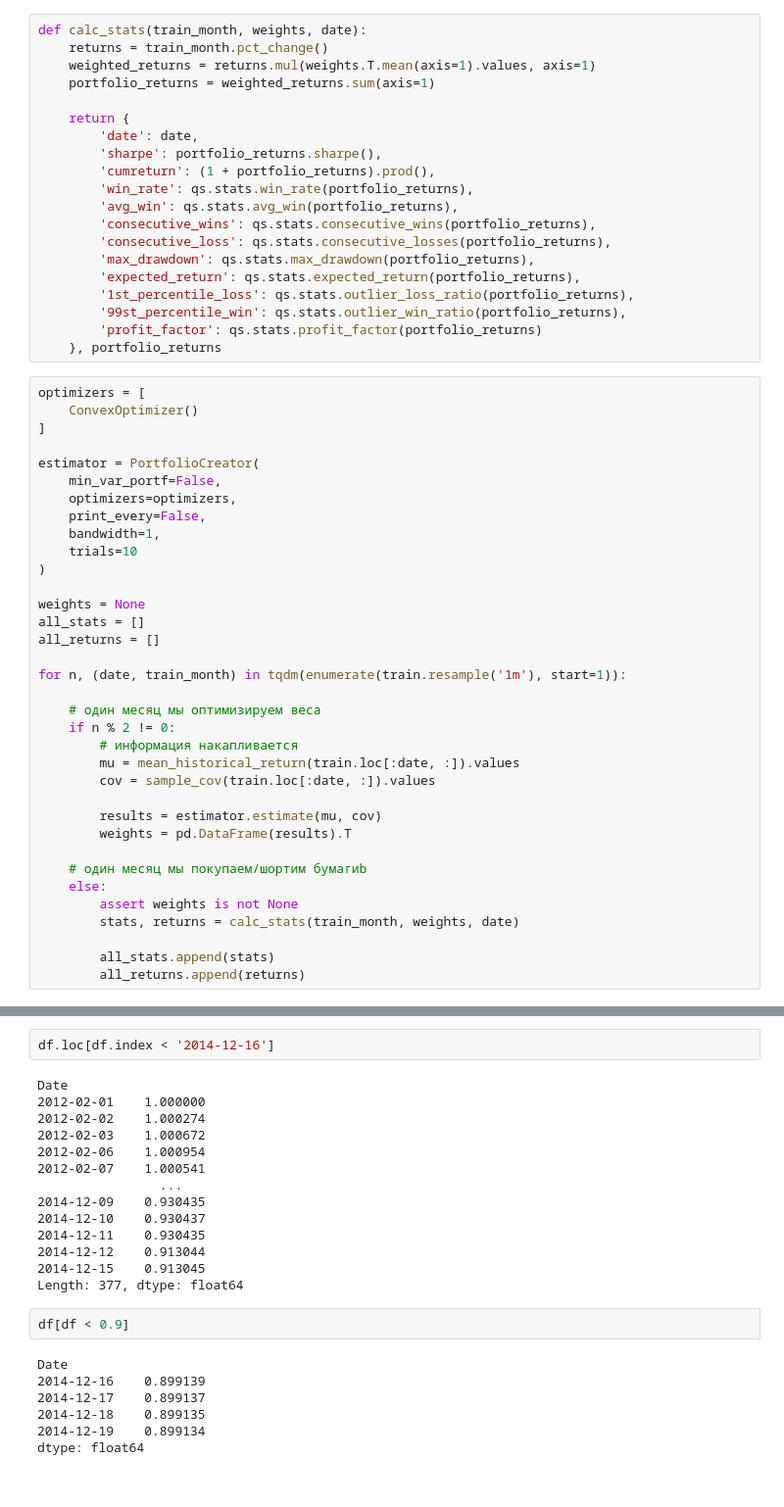
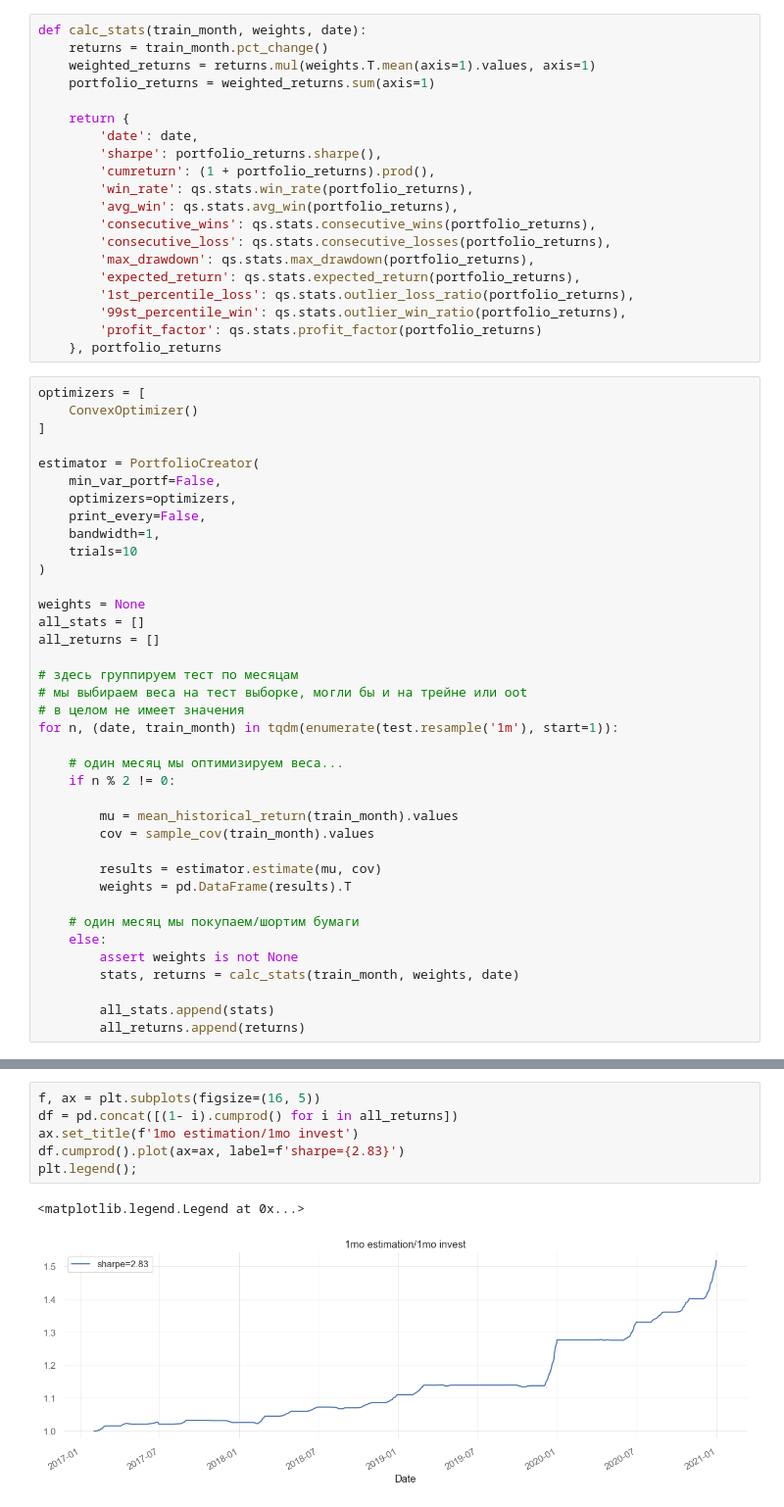
Before and after one commit to danyanyam/robustcov, a Jupyter notebook: notebooks/5_years_investment.ipynb, the cells around one changed output, grey strips where cells are left out. Shown at 98% size. Drawn from its saved outputs; the diff is of its cells as text.

```diff
--- a/notebooks/5_years_investment.ipynb
+++ b/notebooks/5_years_investment.ipynb
@@ -388,18 +389,21 @@ weights = None
 all_stats = []
 all_returns = []
 
-for n, (date, train_month) in tqdm(enumerate(train.resample('1m'), start=1)):
+# здесь группируем тест по месяцам
+# мы выбираем веса на тест выборке, могли бы и на трейне или oot
+# в целом не имеет значения
+for n, (date, train_month) in tqdm(enumerate(test.resample('1m'), start=1)):
 
-    # один месяц мы оптимизируем веса
+    # один месяц мы оптимизируем веса...
     if n % 2 != 0:
-        # информация накапливается
-        mu = mean_historical_return(train.loc[:date, :]).values
-        cov = sample_cov(train.loc[:date, :]).values
+
+        mu = mean_historical_return(train_month).values
+        cov = sample_cov(train_month).values
 
         results = estimator.estimate(mu, cov)
         weights = pd.DataFrame(results).T
 
-    # один месяц мы покупаем/шортим бумагиb
+    # один месяц мы покупаем/шортим бумаги
     else:
         assert weights is not None
         stats, returns = calc_stats(train_month, weights, date)
@@ -436,25 +413,9 @@ all_returns[10:]
-# %%
-df.loc[df.index < '2014-12-16']
-# %% [output]
-Date
-2012-02-01    1.000000
-2012-02-02    1.000274
-2012-02-03    1.000672
-2012-02-06    1.000954
-2012-02-07    1.000541
-                ...
-2014-12-09    0.930435
-2014-12-10    0.930437
-2014-12-11    0.930435
-2014-12-12    0.913044
-2014-12-15    0.913045
-Length: 377, dtype: float64
-# %%
-df[df < 0.9]
-# %% [output]
-Date
-2014-12-16    0.899139
-2014-12-17    0.899137
-2014-12-18    0.899135
-2014-12-19    0.899134
-dtype: float64
+# %%
+f, ax = plt.subplots(figsize=(16, 5))
+df = pd.concat([(1- i).cumprod() for i in all_returns])
+ax.set_title(f'1mo estimation/1mo invest')
+df.cumprod().plot(ax=ax, label=f'sharpe={2.83}')
+plt.legend();
+# %% [output]
+<matplotlib.legend.Legend at 0x...>
+[figure, added]
```
Also changed, not shown: parts of 5 cells of this notebook, 5 other files.
